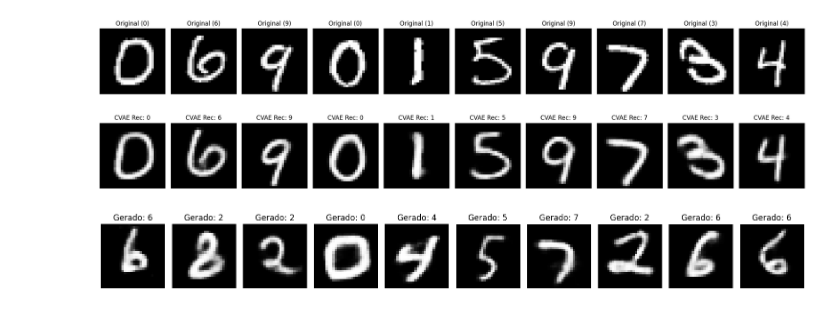
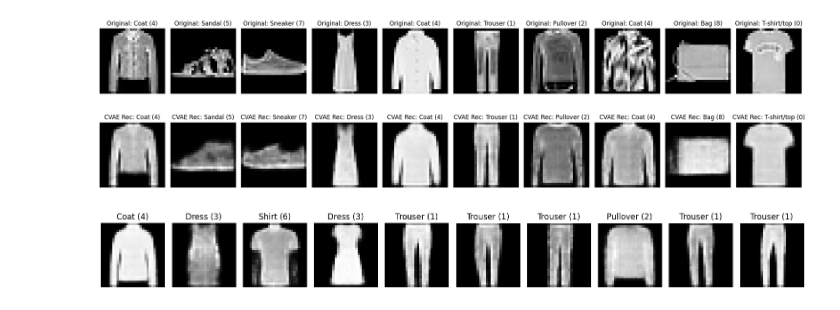
Before and after one commit to SessyoinKirin/MachineLearning, a Jupyter notebook: extra/CVAE/cvaeFashionMNIST.ipynb, the cells around one changed output. Cells and saved outputs as stored; diff of their text form; code cells hidden in the pictures.

```diff
--- a/extra/CVAE/cvaeFashionMNIST.ipynb
+++ b/extra/CVAE/cvaeFashionMNIST.ipynb
@@ -7,13 +7,13 @@ import torch.nn.functional as F
 from tqdm import tqdm
 from torchvision.utils import save_image, make_grid
 # %%
-dataset_path = './datasets/mnist'
+dataset_path = './datasets/mnistfashion'
 
-DEVICE = torch.device( "cpu")
+DEVICE = torch.device("cuda" if torch.cuda.is_available() else "cpu")
 batch_size = 32
 
 latent_dim = 15
 
 lr = 1e-3
-num_epochs = 100
+num_epochs = 50
 # %%
@@ -280,6 +385,10 @@ with torch.no_grad():
         # O break está aqui para pegarmos apenas um batch para visualização posterior
         break
 # %%
+# 1. Primeiro, defina a lista de nomes (garanta que esteja na ordem 0-9)
+class_names = ['T-shirt/top', 'Trouser', 'Pullover', 'Dress', 'Coat',
+               'Sandal', 'Shirt', 'Sneaker', 'Bag', 'Ankle boot']
+
 def show_image(x, idx, labels=None):
     print(f"Shape original recebido: {x.shape}")
 
@@ -304,14 +413,16 @@ def show_image(x, idx, labels=None):
             else:
                 axes[i].imshow(img_to_show)
 
-            # NOVIDADE: Se você passar os rótulos, eles aparecem em cima da imagem
             if labels is not None:
-                # Se labels for one-hot, pegamos o índice do valor 1
                 if len(labels.shape) > 1:
                     label_val = torch.argmax(labels[i]).item()
                 else:
                     label_val = labels[i].item()
-                axes[i].set_title(f"Label: {label_val}")
+
+                # ALTERAÇÃO AQUI:
+                # Usamos label_val para buscar o nome na lista class_names
+                nome_classe = class_names[label_val]
+                axes[i].set_title(f"{nome_classe} ({label_val})")
 
             axes[i].axis('off')
         else:
@@ -345,36 +456,37 @@ with torch.no_grad():
 
         # O break está aqui para pegarmos apenas um batch para visualização posterior
         break
 
 n = 10
 plt.figure(figsize=(20, 6))
 
 for i in range(n):
     # Pegamos o valor real do rótulo para colocar no título
     # Usamos i+10 para manter a lógica do seu índice original
     label_real = rotulo[i+10].item()
 
     # --- Imagem Original ---
     ax = plt.subplot(2, n, i + 1)
     img_original = x[i+10].cpu().permute(1, 2, 0)
 
     plt.imshow(img_original, cmap='gray')
-    plt.title(f"Original ({label_real})") # Mostra o que a imagem REALMENTE é
+    nome_classe = class_names[label_real]
+    plt.title(f"Original: {nome_classe} ({label_real})") # Mostra o que a imagem REALMENTE é
     ax.axis('off')
 
     # --- Imagem Reconstruída ---
     ax = plt.subplot(2, n, i + 1 + n)
     img_reconstruida = x_hat[i+10].cpu().permute(1, 2, 0)
 
     plt.imshow(img_reconstruida, cmap='gray')
     # Mudamos o título de VAE para CVAE para ser condizente com o novo modelo
-    plt.title(f"CVAE Rec: {label_real}")
+    plt.title(f"CVAE Rec: {nome_classe} ({label_real})")
     ax.axis('off')
 
 plt.tight_layout()
 plt.show()
 # %% [output]
-[figure, old version]
+[figure, new version]
 # %%
 model.eval() # Garante que o modelo está em modo de inferência
 
@@ -406,10 +518,11 @@ for i in range(n_geracoes):
         img = img.squeeze(-1)
 
     plt.imshow(img, cmap='gray')
-    plt.title(f"Gerado: {rotulos_random[i].item()}")
+    nome_classe = class_names[rotulos_random[i].item()]
+    plt.title(f"{nome_classe} ({rotulos_random[i].item()})")
     ax.axis('off')
 
 plt.tight_layout()
 plt.show()
 # %% [output]
-[figure, old version]
+[figure, new version]
```
Also changed, not shown: parts of 14 cells of this notebook.
